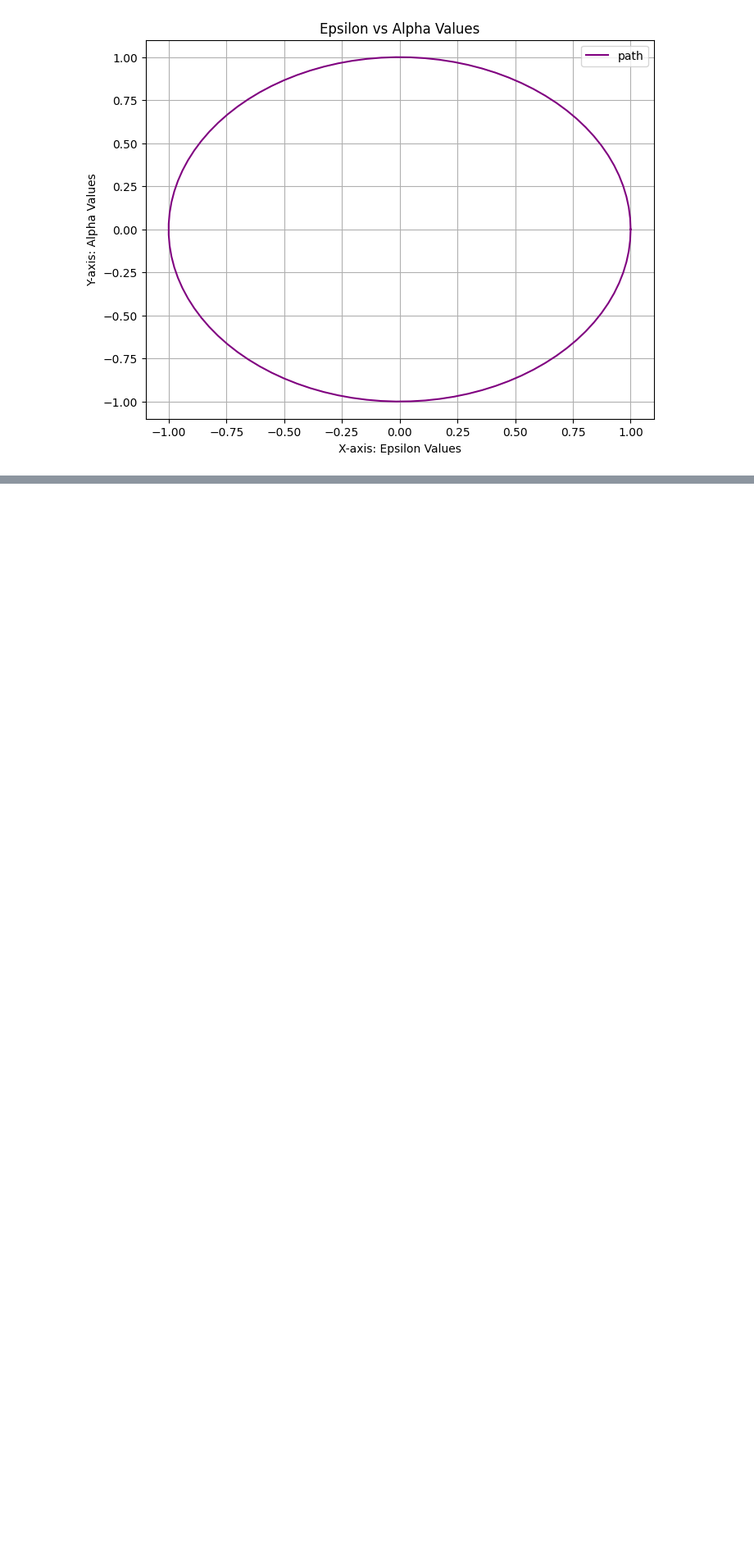
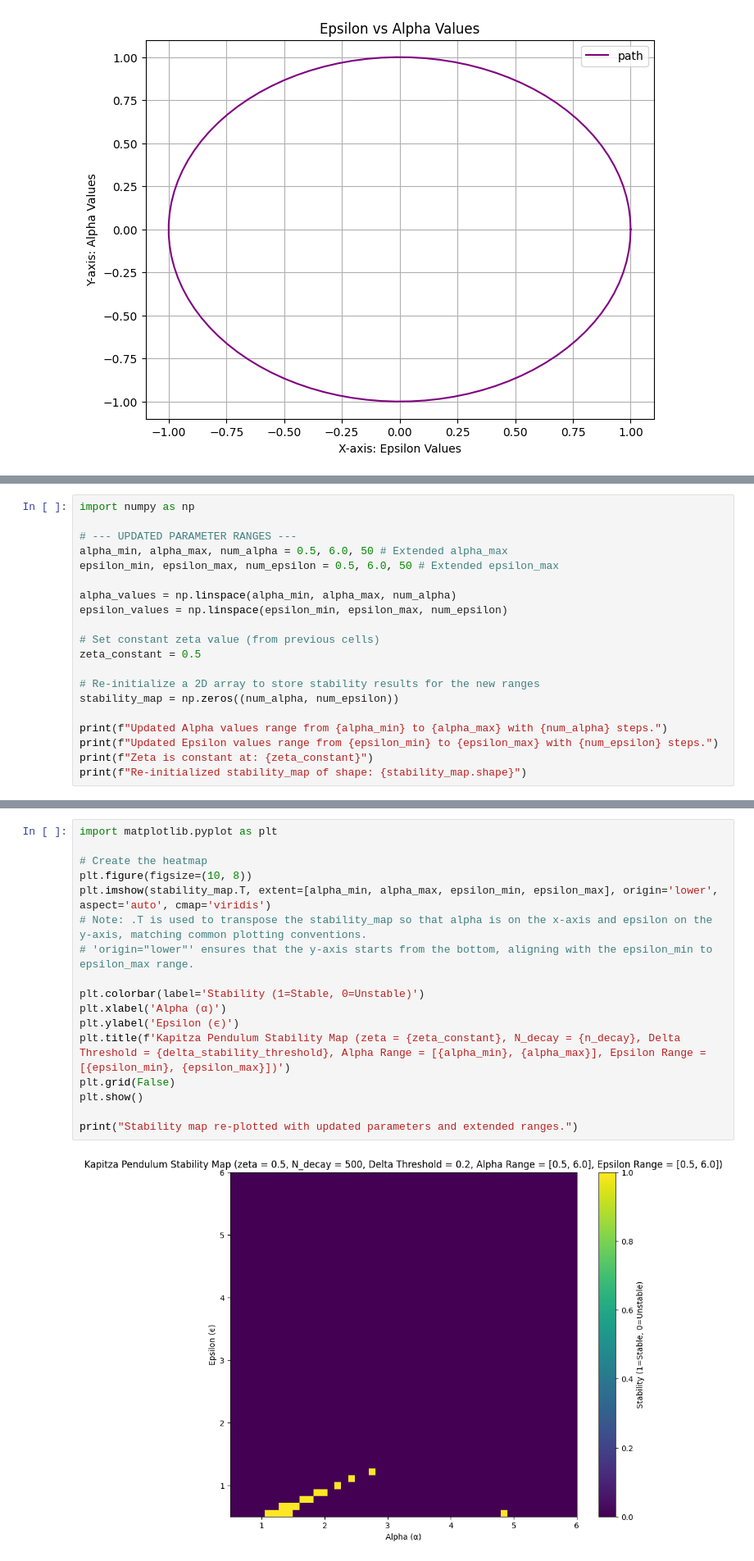
Before and after one commit to IntroComputationalPhysics-UNT/kapitza-pendulum-Skates-b, a Jupyter notebook: kapitza_pendulum_finalassignment.ipynb, the cells around one changed output, grey strips where cells are left out. Shown at 82% size. Saved outputs shown, nothing was run; the diff lists cells and outputs as text; blank space fills up the shorter version.

```diff
--- a/kapitza_pendulum_finalassignment.ipynb
+++ b/kapitza_pendulum_finalassignment.ipynb
@@ -306,0 +877,20 @@ plt.show()
+# %%
+import numpy as np
+
+# --- UPDATED PARAMETER RANGES ---
+alpha_min, alpha_max, num_alpha = 0.5, 6.0, 50 # Extended alpha_max
+epsilon_min, epsilon_max, num_epsilon = 0.5, 6.0, 50 # Extended epsilon_max
+
+alpha_values = np.linspace(alpha_min, alpha_max, num_alpha)
+epsilon_values = np.linspace(epsilon_min, epsilon_max, num_epsilon)
+
+# Set constant zeta value (from previous cells)
+zeta_constant = 0.5
+
+# Re-initialize a 2D array to store stability results for the new ranges
+stability_map = np.zeros((num_alpha, num_epsilon))
+
+print(f"Updated Alpha values range from {alpha_min} to {alpha_max} with {num_alpha} steps.")
+print(f"Updated Epsilon values range from {epsilon_min} to {epsilon_max} with {num_epsilon} steps.")
+print(f"Zeta is constant at: {zeta_constant}")
+print(f"Re-initialized stability_map of shape: {stability_map.shape}")
@@ -306,0 +1014,19 @@ plt.show()
+# %%
+import matplotlib.pyplot as plt
+
+# Create the heatmap
+plt.figure(figsize=(10, 8))
+plt.imshow(stability_map.T, extent=[alpha_min, alpha_max, epsilon_min, epsilon_max], origin='lower', aspect='auto', cmap='viridis')
+# Note: .T is used to transpose the stability_map so that alpha is on the x-axis and epsilon on the y-axis, matching common plotting conventions.
+# 'origin="lower"' ensures that the y-axis starts from the bottom, aligning with the epsilon_min to epsilon_max range.
+
+plt.colorbar(label='Stability (1=Stable, 0=Unstable)')
+plt.xlabel('Alpha (α)')
+plt.ylabel('Epsilon (ϵ)')
+plt.title(f'Kapitza Pendulum Stability Map (zeta = {zeta_constant}, N_decay = {n_decay}, Delta Threshold = {delta_stability_threshold}, Alpha Range = [{alpha_min}, {alpha_max}], Epsilon Range = [{epsilon_min}, {epsilon_max}])')
+plt.grid(False)
+plt.show()
+
+print("Stability map re-plotted with updated parameters and extended ranges.")
+# %% [output]
+[figure, added]
```
Also changed, not shown: parts of 43 cells of this notebook.
